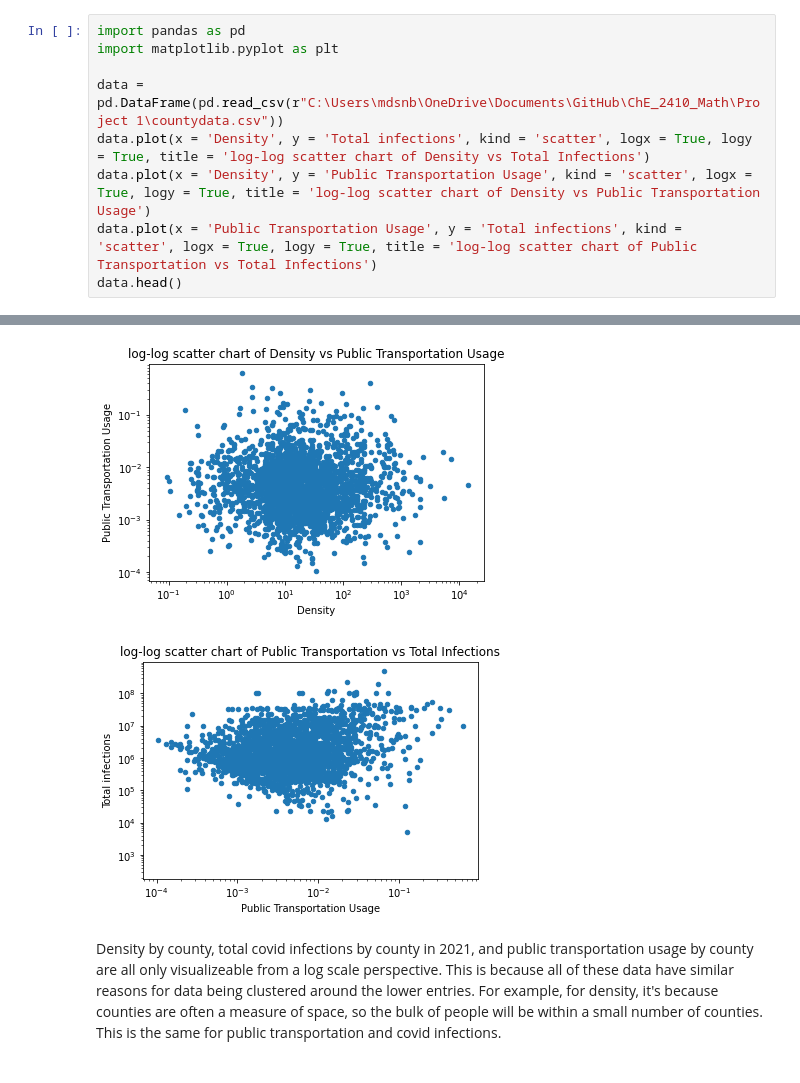
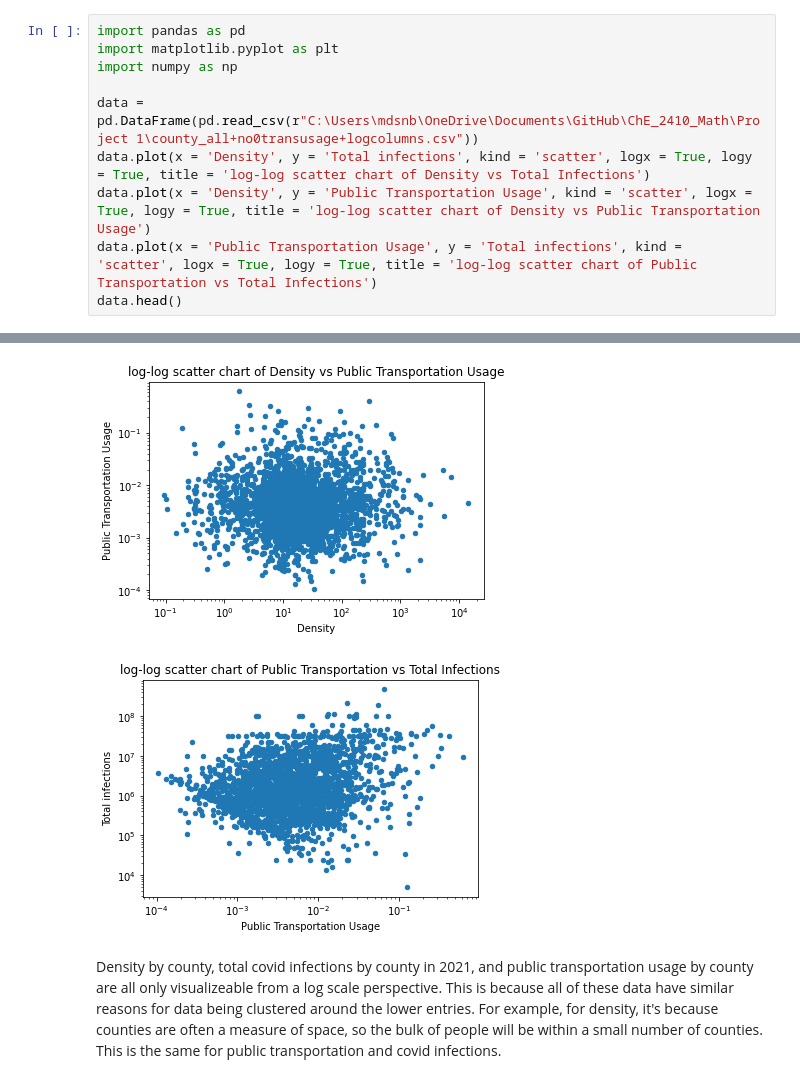
Before and after one commit to mdsnbutler/ChE_2410_Project_1_COVID-Factors, a Jupyter notebook: 2_datavisualization.ipynb, the cells around one changed output, grey strips where cells are left out. Drawn from its saved outputs; the diff is of its cells as text.

```diff
--- a/2_datavisualization.ipynb
+++ b/2_datavisualization.ipynb
@@ -1,8 +1,9 @@
 # %%
 import pandas as pd
 import matplotlib.pyplot as plt
+import numpy as np
 
-data = pd.DataFrame(pd.read_csv(r"C:\Users\mdsnb\OneDrive\Documents\GitHub\ChE_2410_Math\Project 1\countydata.csv"))
+data = pd.DataFrame(pd.read_csv(r"C:\Users\mdsnb\OneDrive\Documents\GitHub\ChE_2410_Math\Project 1\county_all+no0transusage+logcolumns.csv"))
 data.plot(x = 'Density', y = 'Total infections', kind = 'scatter', logx = True, logy = True, title = 'log-log scatter chart of Density vs Total Infections')
 data.plot(x = 'Density', y = 'Public Transportation Usage', kind = 'scatter', logx = True, logy = True, title = 'log-log scatter chart of Density vs Public Transportation Usage')
 data.plot(x = 'Public Transportation Usage', y = 'Total infections', kind = 'scatter', logx = True, logy = True, title = 'log-log scatter chart of Public Transportation vs Total Infections')
@@ -18,5 +19,5 @@ data.head()
-[figure, old version]
+[figure, new version]
-[figure, old version]
+[figure, new version]
 # %% [markdown]
 Density by county, total covid infections by county in 2021, and public transportation usage by county are all only visualizeable from a log scale perspective. This is because all of these data have similar reasons for data being clustered around the lower entries. For example, for density, it's because counties are often a measure of space, so the bulk of people will be within a small number of counties. This is the same for public transportation and covid infections.
 # %% [markdown]
```
Also changed, not shown: parts of 2 cells of this notebook, 2 other files.
